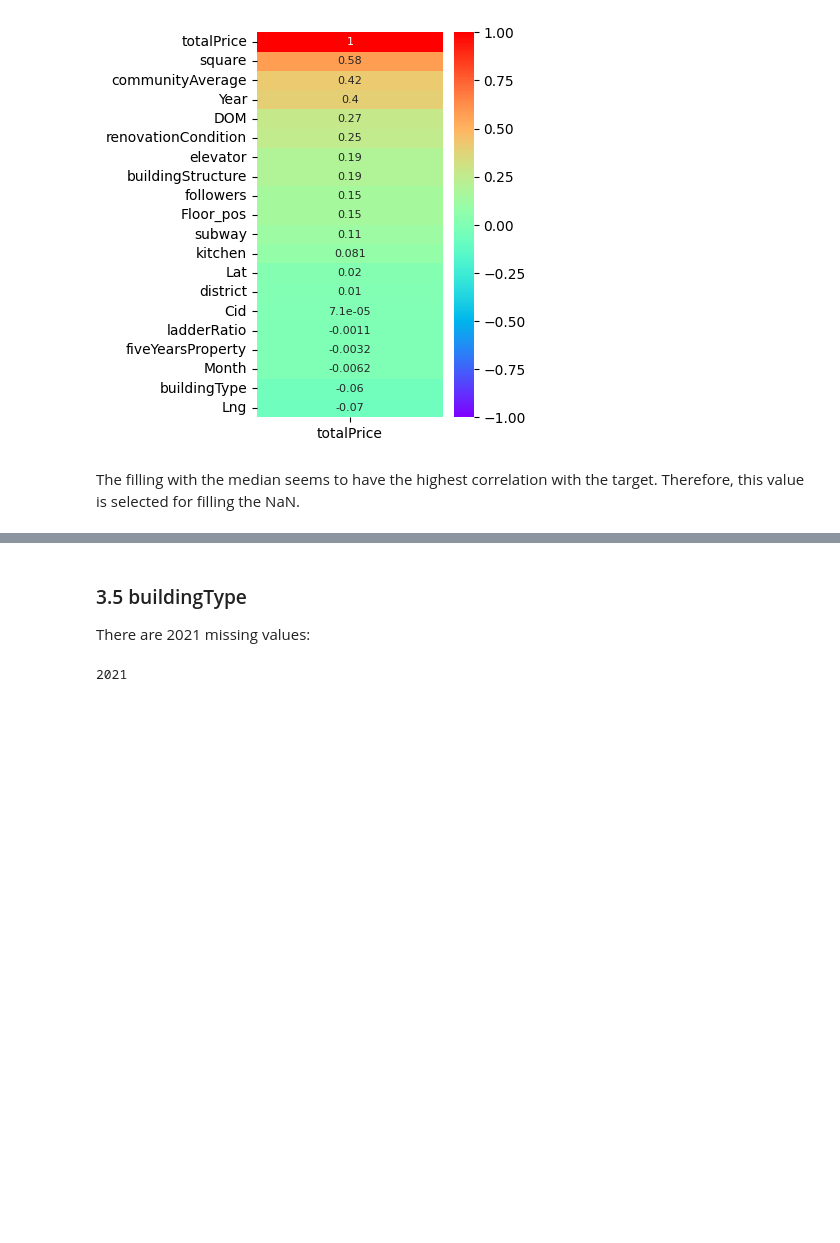
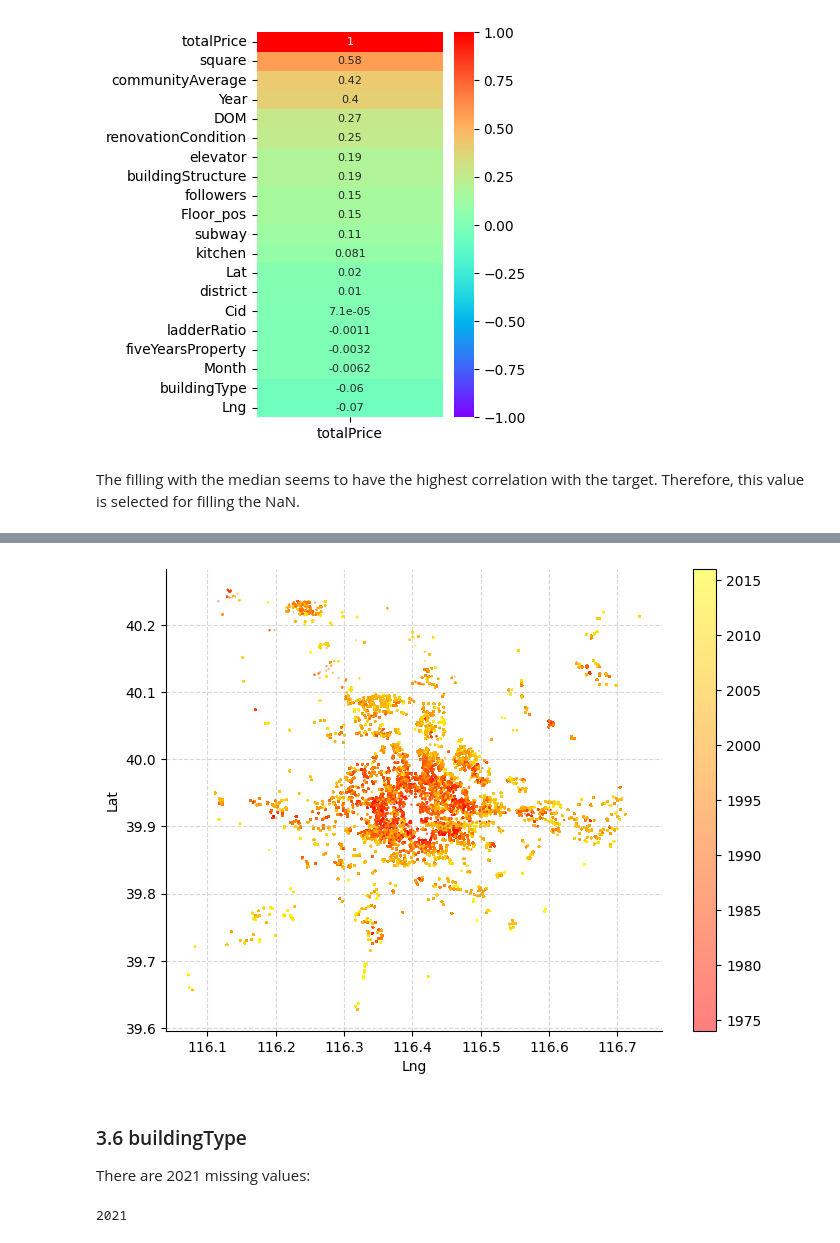
Before and after one commit to fabriziobasso/Time_Series_Files, a Jupyter notebook: Beijing_Housing.ipynb, the cells around one changed output, grey strips where cells are left out. Saved outputs shown, nothing was run; the diff lists cells and outputs as text; code cells hidden in the pictures; blank space fills up the shorter version.

```diff
--- a/Beijing_Housing.ipynb
+++ b/Beijing_Housing.ipynb
@@ -622,5 +714,14 @@ df['DOM'].fillna(df.groupby(['district', 'Year', 'follow_type'])['DOM'].transfor
+# %%
+plt.figure(figsize=(8,6))
+sc = plt.scatter(y=df["Lat"],x=df["Lng"],c=df["constructionTime"], alpha=0.5, vmax=2016, cmap="autumn",s=0.35)
+plt.colorbar(sc)
+plt.grid(linestyle='--',alpha=0.5)
+plt.xlabel("Lng")
+plt.ylabel("Lat");
+# %% [output]
+[figure, added]
 # %% [markdown]
-### 3.5 buildingType
+### 3.6 buildingType
 
 There are 2021 missing values:
 # %%
```
Also changed, not shown: parts of 28 cells of this notebook.
